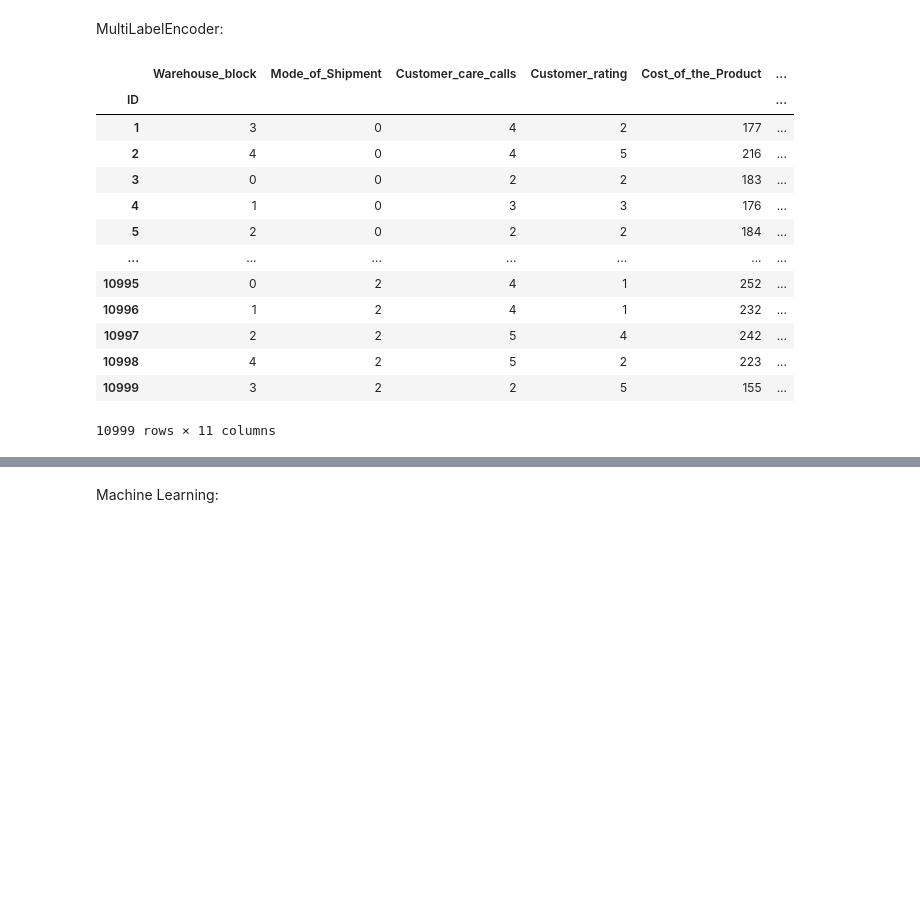
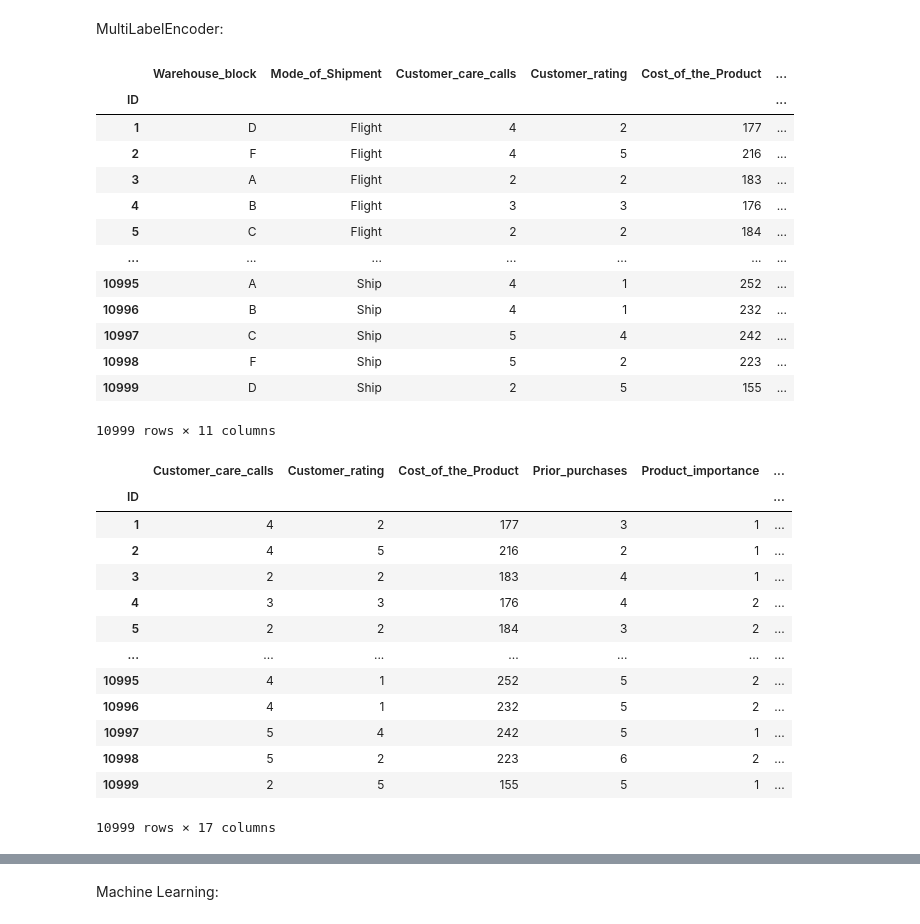
Before and after one commit to jonathan-baumann/PDA, a Jupyter notebook: use_case_group4_ecommerce.ipynb, the cells around one changed output, grey strips where cells are left out. Cells and saved outputs as stored; diff of their text form; code cells hidden in the pictures; blank space fills up the shorter version.

Commit message:
fully transformed df + ml algorithms

```diff
--- a/use_case_group4_ecommerce.ipynb
+++ b/use_case_group4_ecommerce.ipynb
@@ -242,25 +389,42 @@ class MultiColumnLabelEncoder:
     def fit_transform(self,X,y=None):
         return self.fit(X,y).transform(X)
 # %%
-df = MultiColumnLabelEncoder(columns= ['Warehouse_block', 'Mode_of_Shipment', 'Product_importance', 'Gender']).fit_transform(df)
+df = MultiColumnLabelEncoder(columns= ['Product_importance', 'Gender']).fit_transform(df)
 df
 # %% [output]
 |  | Warehouse_block | Mode_of_Shipment | Customer_care_calls | Customer_rating | Cost_of_the_Product | ... |
 | ID |  |  |  |  |  | ... |
-| 1 | 3 | 0 | 4 | 2 | 177 | ... |
-| 2 | 4 | 0 | 4 | 5 | 216 | ... |
-| 3 | 0 | 0 | 2 | 2 | 183 | ... |
-| 4 | 1 | 0 | 3 | 3 | 176 | ... |
-| 5 | 2 | 0 | 2 | 2 | 184 | ... |
+| 1 | D | Flight | 4 | 2 | 177 | ... |
+| 2 | F | Flight | 4 | 5 | 216 | ... |
+| 3 | A | Flight | 2 | 2 | 183 | ... |
+| 4 | B | Flight | 3 | 3 | 176 | ... |
+| 5 | C | Flight | 2 | 2 | 184 | ... |
 | ... | ... | ... | ... | ... | ... | ... |
-| 10995 | 0 | 2 | 4 | 1 | 252 | ... |
-| 10996 | 1 | 2 | 4 | 1 | 232 | ... |
-| 10997 | 2 | 2 | 5 | 4 | 242 | ... |
-| 10998 | 4 | 2 | 5 | 2 | 223 | ... |
-| 10999 | 3 | 2 | 2 | 5 | 155 | ... |
+| 10995 | A | Ship | 4 | 1 | 252 | ... |
+| 10996 | B | Ship | 4 | 1 | 232 | ... |
+| 10997 | C | Ship | 5 | 4 | 242 | ... |
+| 10998 | F | Ship | 5 | 2 | 223 | ... |
+| 10999 | D | Ship | 2 | 5 | 155 | ... |
 10999 rows × 11 columns
 # %%
 # create optimal df for ml methods for reached on time variable
-df_reachont = df
+# warehouse block and mode of shipment are not ordinal so we try one hot encoding
 
-df_reachont.drop(['Gender'], axis=1)
+#one hot encoding:
+df_reachont = pd.get_dummies(df, columns=['Warehouse_block', 'Mode_of_Shipment'])
+df_reachont
+# %% [output]
+|  | Customer_care_calls | Customer_rating | Cost_of_the_Product | Prior_purchases | Product_importance | ... |
+| ID |  |  |  |  |  | ... |
+| 1 | 4 | 2 | 177 | 3 | 1 | ... |
+| 2 | 4 | 5 | 216 | 2 | 1 | ... |
+| 3 | 2 | 2 | 183 | 4 | 1 | ... |
+| 4 | 3 | 3 | 176 | 4 | 2 | ... |
+| 5 | 2 | 2 | 184 | 3 | 2 | ... |
+| ... | ... | ... | ... | ... | ... | ... |
+| 10995 | 4 | 1 | 252 | 5 | 2 | ... |
+| 10996 | 4 | 1 | 232 | 5 | 2 | ... |
+| 10997 | 5 | 4 | 242 | 5 | 1 | ... |
+| 10998 | 5 | 2 | 223 | 6 | 2 | ... |
+| 10999 | 2 | 5 | 155 | 5 | 1 | ... |
+10999 rows × 17 columns
```
Also changed, not shown: parts of 70 cells of this notebook, 1 other file.
